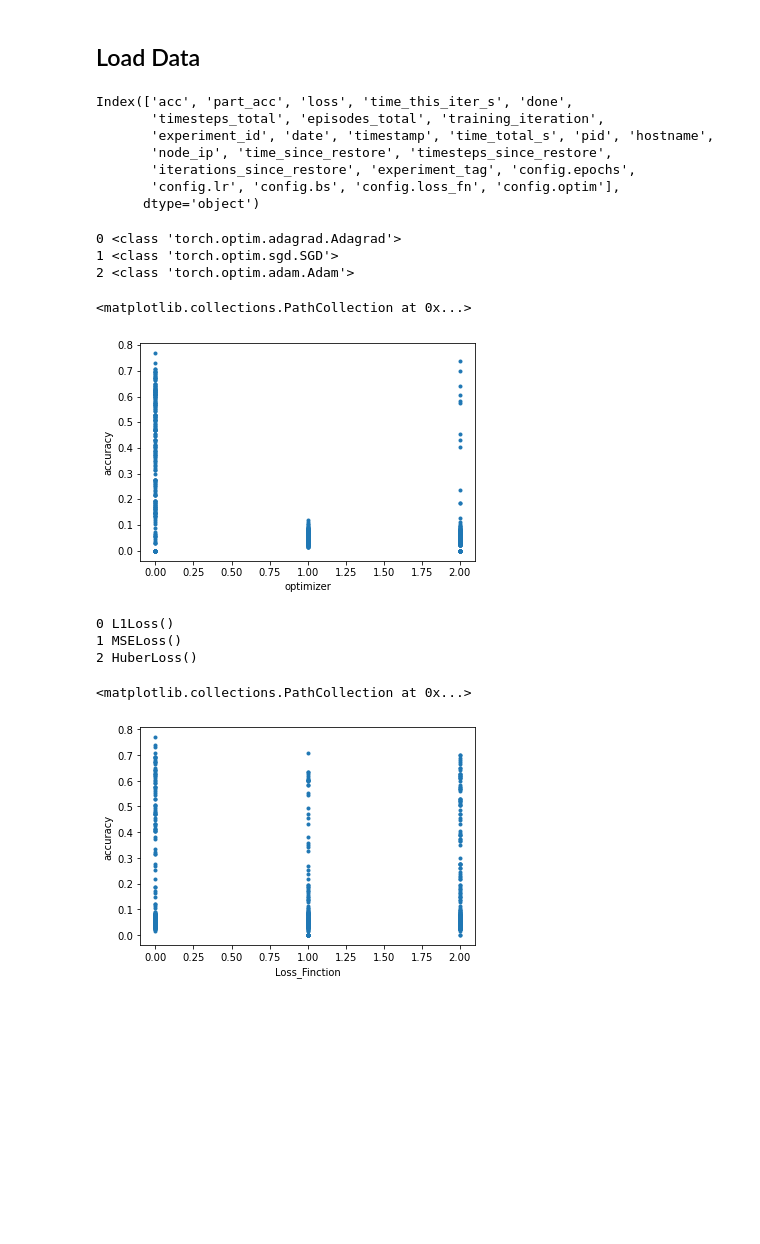
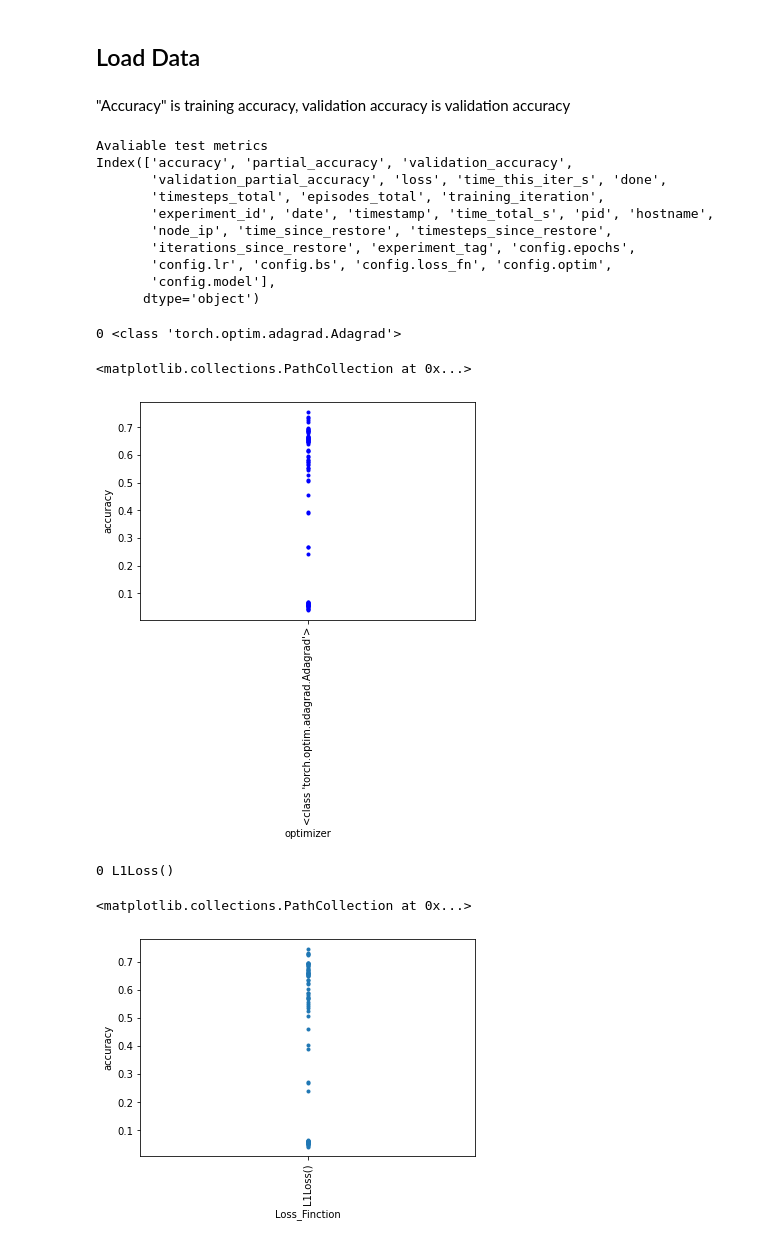
Before and after one commit to indylab/Circuit-Synthesis, a Jupyter notebook: visualize_experiments.ipynb, the cells around one changed output. Saved outputs shown, nothing was run; the diff lists cells and outputs as text; code cells hidden in the pictures; blank space fills up the shorter version.

Commit message:
QOL Fixes, comments and instructions, added most past experiments

```diff
--- a/visualize_experiments.ipynb
+++ b/visualize_experiments.ipynb
@@ -37,41 +40,55 @@ def toVideo(fig):
     '''used to turn 3d plots to videos'''
     anim = animation.FuncAnimation(fig, animate, frames=500, interval=75)
     HTML(anim.to_html5_video())
+# %%
+def rand_jitter(arr):
+    stdev = .01 * (max(arr) - min(arr))
+    return arr + np.random.randn(len(arr)) * stdev
+
+def jitter(x, y, s=None, c='b', marker='o', cmap=None, norm=None, vmin=None, vmax=None, alpha=None, linewidths=None, verts=None, hold=None, **kwargs):
+    return plt.scatter(rand_jitter(x), rand_jitter(y), s=s, c=c, marker=marker, cmap=cmap, norm=norm, vmin=vmin, vmax=vmax, alpha=alpha, linewidths=linewidths, **kwargs)
 # %% [markdown]
 ## Load Data
+# %% [markdown]
+"Accuracy" is training accuracy, validation accuracy is validation accuracy
 # %%
-experiment_name = "Feb-14-fix-uniform-2"
+experiment_name = "Feb-17-best-model"
 results = utils.openPickle(f"Experiments/{experiment_name}")
+print("Avaliable test metrics")
 print(results.columns)
 # %% [output]
-Index(['acc', 'part_acc', 'loss', 'time_this_iter_s', 'done',
+Avaliable test metrics
+Index(['accuracy', 'partial_accuracy', 'validation_accuracy',
+       'validation_partial_accuracy', 'loss', 'time_this_iter_s', 'done',
        'timesteps_total', 'episodes_total', 'training_iteration',
        'experiment_id', 'date', 'timestamp', 'time_total_s', 'pid', 'hostname',
        'node_ip', 'time_since_restore', 'timesteps_since_restore',
        'iterations_since_restore', 'experiment_tag', 'config.epochs',
-       'config.lr', 'config.bs', 'config.loss_fn', 'config.optim'],
+       'config.lr', 'config.bs', 'config.loss_fn', 'config.optim',
+       'config.model'],
       dtype='object')
 # %%
-acc_optim = results.loc[:,["acc","config.optim"]]
+acc_optim = results.loc[:,["accuracy","config.optim"]]
 optim_str = acc_optim.iloc[:,1].astype(str)
 unique = optim_str.unique()
 optim_dict = dict()
 optim = np.array(optim_str)
 for i,o in enumerate(unique):
     idx = np.where(optim==unique[i])
     optim[idx] = i
     print(i,o)
+fig, ax = plt.subplots()
+ax.set_xticks(range(len(unique)))
+ax.set_xticklabels(unique, rotation = 90)
 plt.xlabel("optimizer")
 plt.ylabel("accuracy")
-plt.scatter(optim,results.loc[:,"acc"], marker = "." )
+jitter(optim,results.loc[:,"accuracy"], marker = "." )
 # %% [output]
 0 <class 'torch.optim.adagrad.Adagrad'>
-1 <class 'torch.optim.sgd.SGD'>
-2 <class 'torch.optim.adam.Adam'>
 <matplotlib.collections.PathCollection at 0x...>
-[figure, old version]
+[figure, new version]
 # %%
-acc_optim = results.loc[:,["acc","config.loss_fn"]]
+acc_optim = results.loc[:,["accuracy","config.loss_fn"]]
 optim_str = acc_optim.iloc[:,1].astype(str)
 unique = optim_str.unique()
 optim_dict = dict()
@@ -80,13 +97,14 @@ for i,o in enumerate(unique):
     idx = np.where(optim==unique[i])
     optim[idx] = i
     print(i,o)
+fig, ax = plt.subplots()
+ax.set_xticks(range(len(unique)))
+ax.set_xticklabels(unique, rotation = 90)
 plt.xlabel("Loss_Finction")
 plt.ylabel("accuracy")
-plt.scatter(optim,results.loc[:,"acc"], marker = "." )
+plt.scatter(optim,results.loc[:,"accuracy"], marker = "." )
 # %% [output]
 0 L1Loss()
-1 MSELoss()
-2 HuberLoss()
 <matplotlib.collections.PathCollection at 0x...>
-[figure, old version]
+[figure, new version]
 # %%
```
Also changed, not shown: parts of 8 cells of this notebook, 5 other files.
